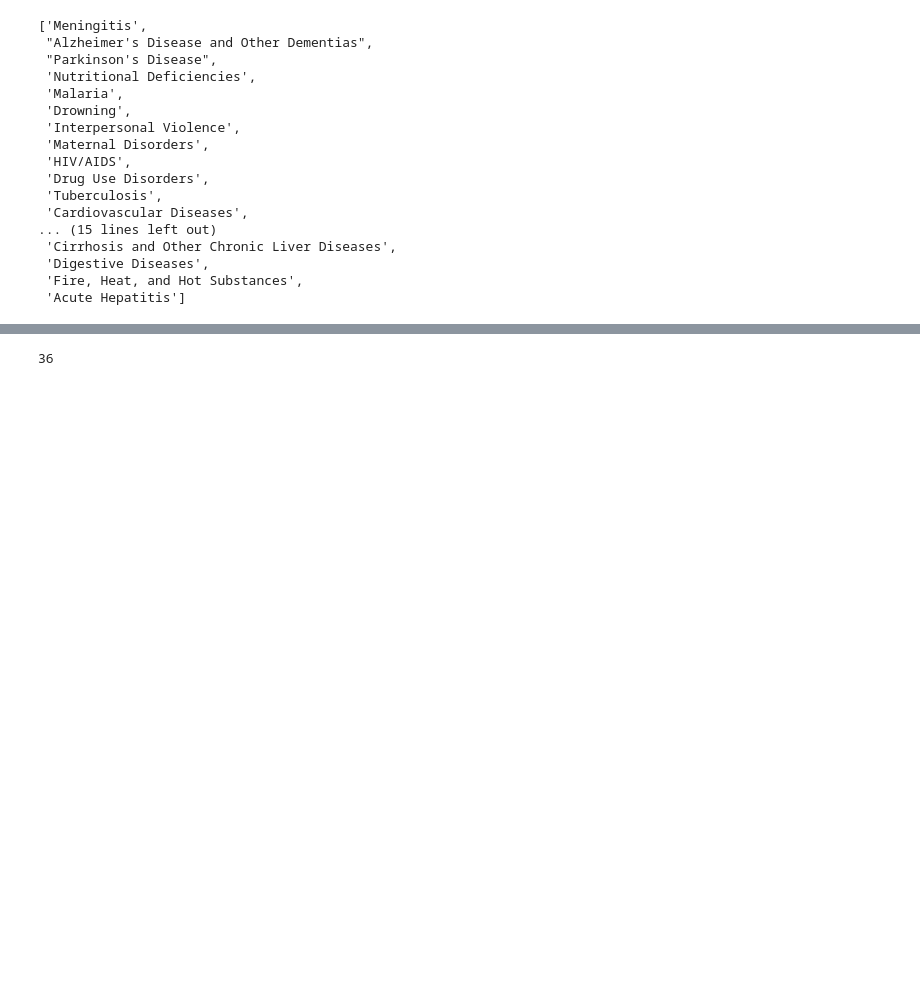
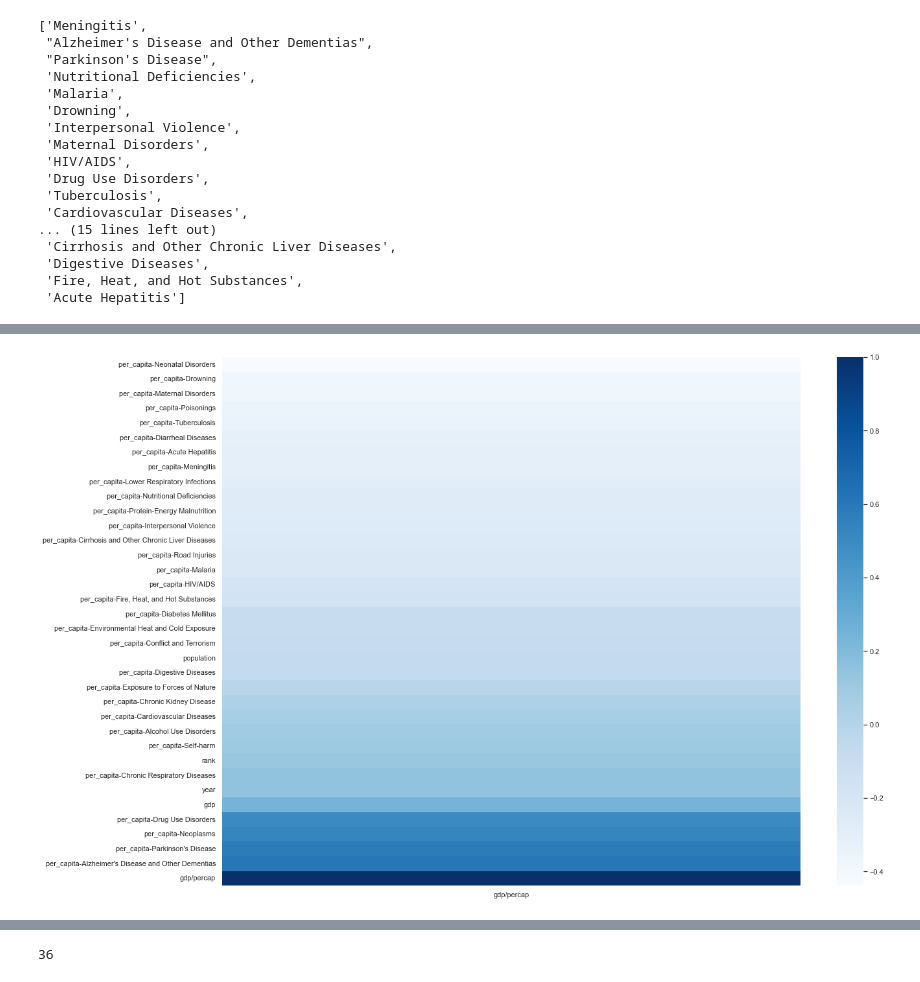
Before and after one commit to pgb314/Proyecto-ETL, a Jupyter notebook: src/Proyecto-ETL.ipynb, the cells around one changed output, grey strips where cells are left out. Cells and saved outputs as stored; diff of their text form; code cells hidden in the pictures; blank space fills up the shorter version.

```diff
--- a/src/Proyecto-ETL.ipynb
+++ b/src/Proyecto-ETL.ipynb
@@ -1056,5 +975,10 @@ for i in sort_corr_gdppc:
         of.append(i)
 # %%
 sort_corr_gdppc.drop(columns=of, inplace = True)
+# %%
+plt.figure(figsize=(20,15))
+heatmap = sns.heatmap(sort_corr_gdppc, annot=False, cmap="Blues", fmt='.1g')
+# %% [output]
+[figure, added]
 # %%
 sort_corr_gdppc.to_csv(f'C:\\Users\\pabli\\apuntes_de_clase\\Proyecto-ETL\data\\correlations_gdppc.csv')
```
Also changed, not shown: parts of 42 cells of this notebook, 15 other files.
